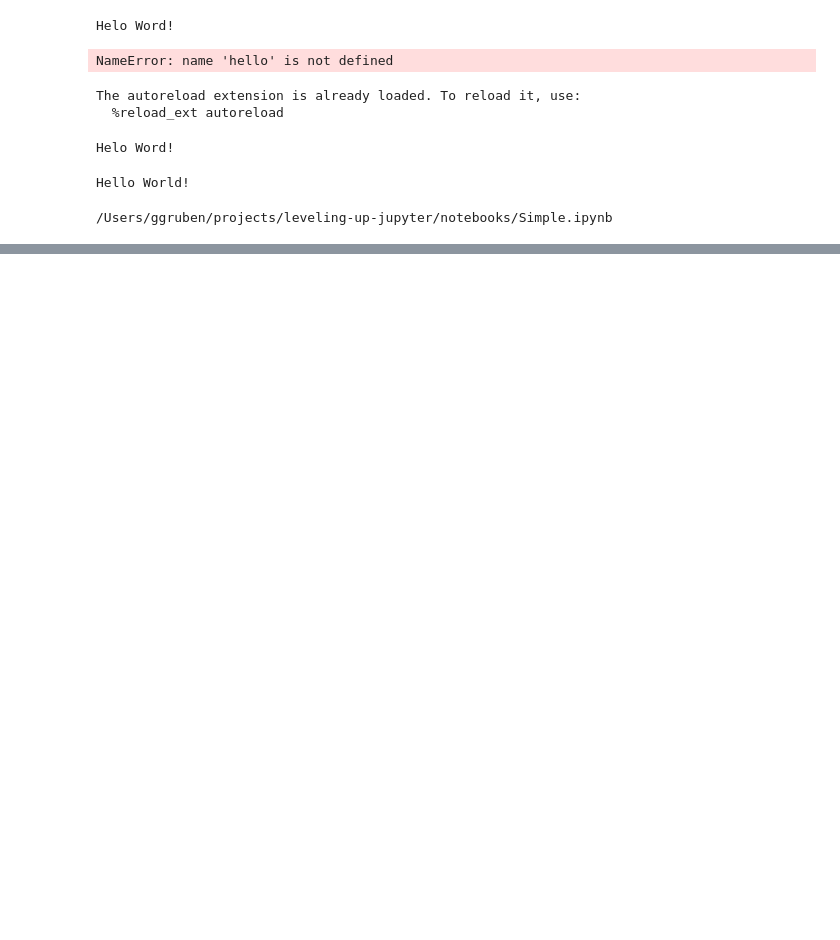
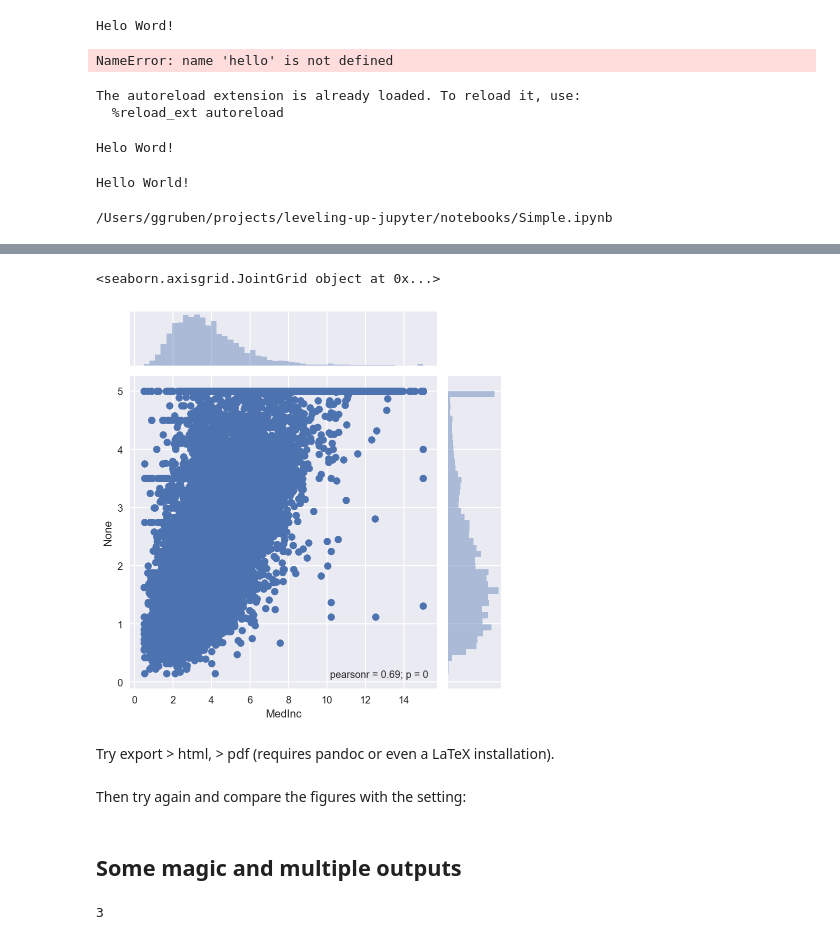
Before and after one commit to uberwach/leveling-up-jupyter, a Jupyter notebook: notebooks/1_Simple.ipynb, the cells around one changed output, grey strips where cells are left out. Saved outputs shown, nothing was run; the diff lists cells and outputs as text; code cells hidden in the pictures; blank space fills up the shorter version.

```diff
--- a/notebooks/1_Simple.ipynb
+++ b/notebooks/1_Simple.ipynb
@@ -77,0 +168,9 @@ FileLink("Simple.ipynb")
+# %%
+sns.jointplot(df.MedInc, df.index)
+# %% [output]
+<seaborn.axisgrid.JointGrid object at 0x...>
+[figure, added]
+# %% [markdown]
+Try export > html, > pdf (requires pandoc or even a LaTeX installation).
+# %% [markdown]
+Then try again and compare the figures with the setting:
@@ -77,0 +179,8 @@ FileLink("Simple.ipynb")
+# %% [markdown]
+## Some magic and multiple outputs
+# %%
+x, y = 5, 3
+x
+y
+# %% [output]
+3
```
Also changed, not shown: parts of 32 cells of this notebook, 4 other files.
